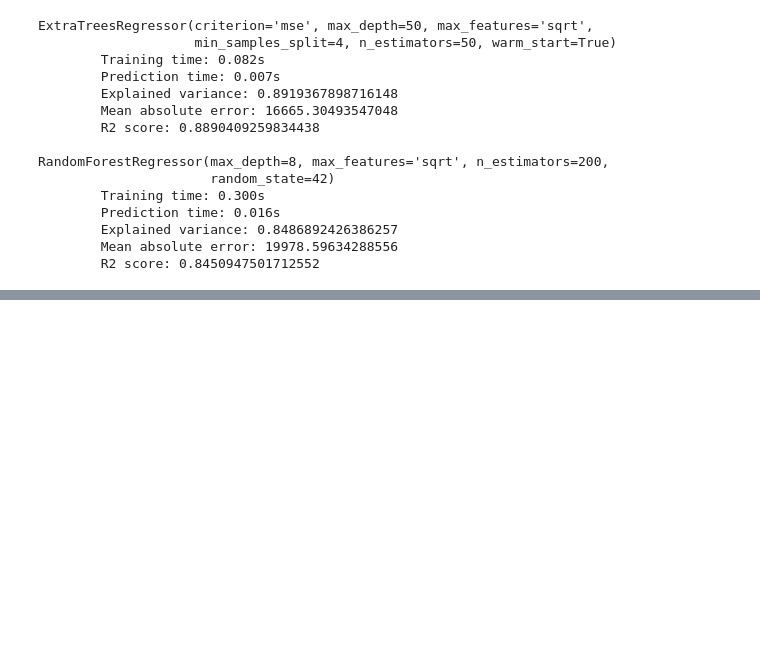
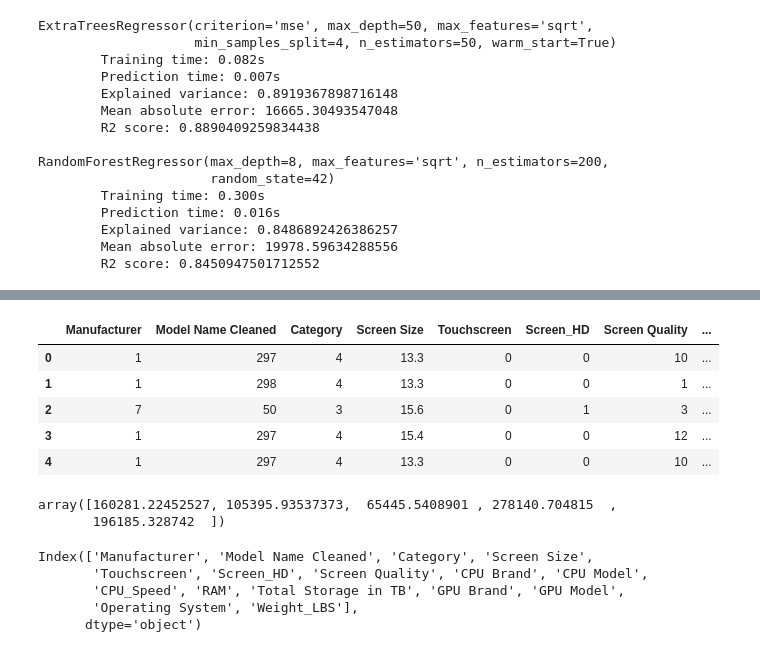
Before and after one commit to jlh28145/Laptop-Price-Regression, a Jupyter notebook: Laptop Price Regression.ipynb, the cells around one changed output, grey strips where cells are left out. Drawn from its saved outputs; the diff is of its cells as text; code cells hidden in the pictures; blank space fills up the shorter version.

```diff
--- a/Laptop Price Regression.ipynb
+++ b/Laptop Price Regression.ipynb
@@ -617,0 +671,11 @@ with open('laptop_price_regression.pickle','wb') as f:
+# %%
+X = df.drop(['Model Name','Screen','CPU','Storage','GPU','Weight','Price','Price_USD'],axis='columns')
+# %%
+X.head()
+# %% [output]
+|  | Manufacturer | Model Name Cleaned | Category | Screen Size | Touchscreen | Screen_HD | Screen Quality | ... |
+| 0 | 1 | 297 | 4 | 13.3 | 0 | 0 | 10 | ... |
+| 1 | 1 | 298 | 4 | 13.3 | 0 | 0 | 1 | ... |
+| 2 | 7 | 50 | 3 | 15.6 | 0 | 1 | 3 | ... |
+| 3 | 1 | 297 | 4 | 15.4 | 0 | 0 | 12 | ... |
+| 4 | 1 | 297 | 4 | 13.3 | 0 | 0 | 10 | ... |
@@ -617,0 +685,13 @@ with open('laptop_price_regression.pickle','wb') as f:
+# %%
+loaded_model.predict(X.head())
+# %% [output]
+array([160281.22452527, 105395.93537373,  65445.5408901 , 278140.704815  ,
+       196185.328742  ])
+# %%
+X.columns
+# %% [output]
+Index(['Manufacturer', 'Model Name Cleaned', 'Category', 'Screen Size',
+       'Touchscreen', 'Screen_HD', 'Screen Quality', 'CPU Brand', 'CPU Model',
+       'CPU_Speed', 'RAM', 'Total Storage in TB', 'GPU Brand', 'GPU Model',
+       'Operating System', 'Weight_LBS'],
+      dtype='object')
```
Also changed, not shown: parts of 12 cells of this notebook, 4 other files.
